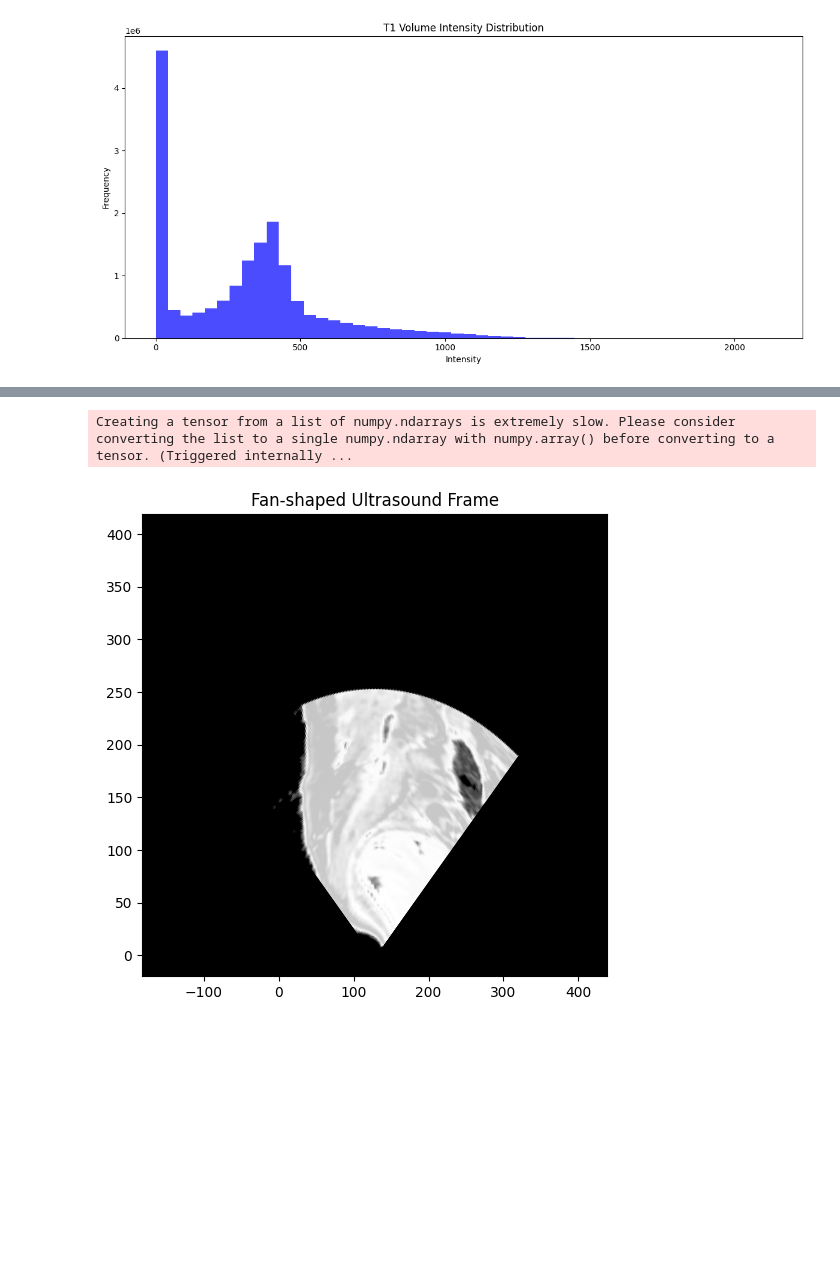
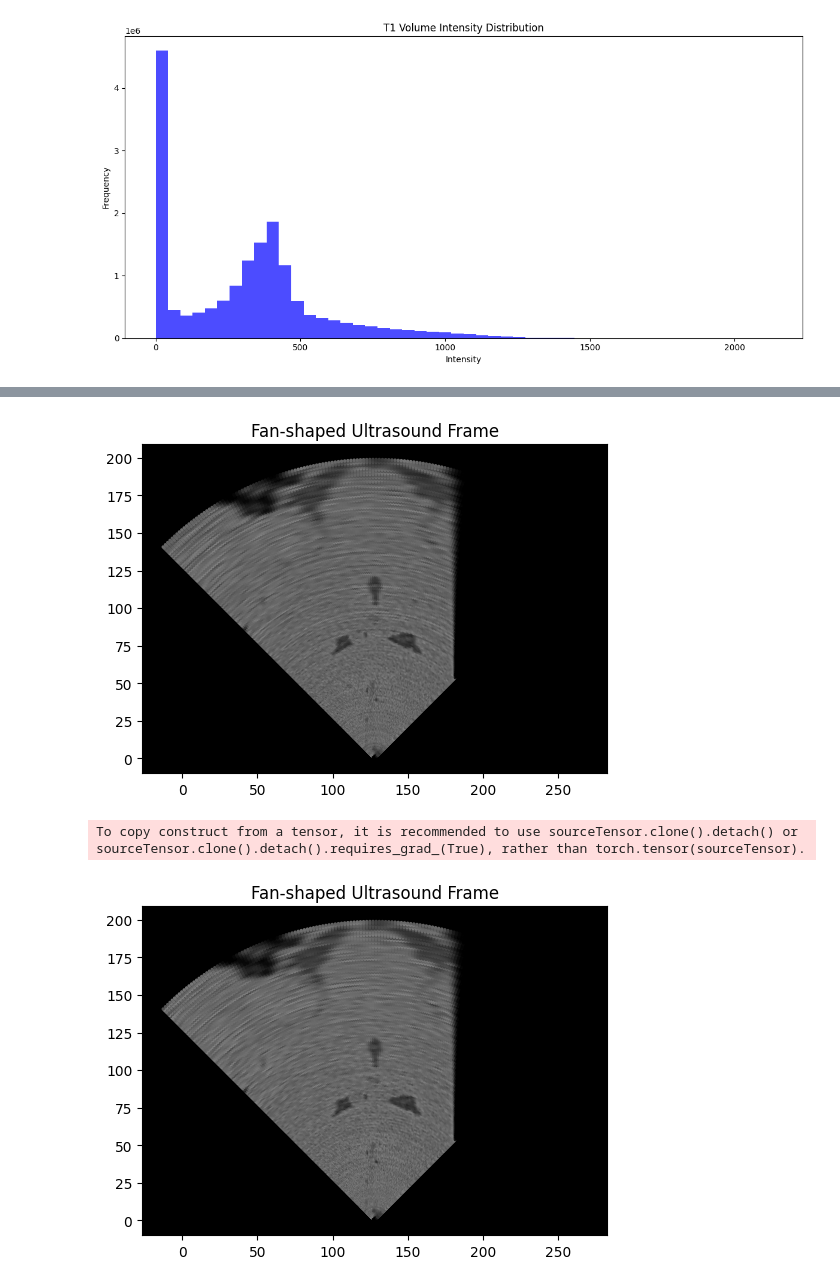
Before and after one commit to gduguey/DiffUS, a Jupyter notebook: notebooks/[DEMO] Intro to the UR class.ipynb, the cells around one changed output, grey strips where cells are left out. Saved outputs shown, nothing was run; the diff lists cells and outputs as text; code cells hidden in the pictures; blank space fills up the shorter version.

Commit message:
Correct propagation + demo file walkthrough. Added to renderer.py, should work good now :)

```diff
--- a/notebooks/[DEMO] Intro to the UR class.ipynb
+++ b/notebooks/[DEMO] Intro to the UR class.ipynb
@@ -29,4 +29,9 @@ t1_file = f"ReMIND2Reg_0{patient_id}_0001.nii.gz"
 t2_file = f"ReMIND2Reg_0{patient_id}_0002.nii.gz"
 # dataset = MRIDataset([image_path / t1_file], "T1", axis=0)
 # %%
-dataset = MRIDataset([image_path / t1_file, image_path / t2_file], "T1", axis=0)
+dataset = MRIDataset([image_path / t1_file, image_path / t2_file], "Patient 5", axis=0)
+
+T1 = dataset[0]
+T1_volume = T1["image"].squeeze(0)       # (D,H,W)
+T2 = dataset[1]
+T2_volume = T2["image"].squeeze(0)       # (D,H,W)
@@ -86,8 +85,28 @@ plt.show()
 # %%
-UR = UltrasoundRenderer(400, 0.0001)
+UR = UltrasoundRenderer(200, 0.0001)
 
-angle = 20  # degrees
-rays = 200
+angle = 45  # degrees
+rays = 150
 
 thetas = np.radians(np.linspace(-angle,angle, rays))  # 64 rays across the fan
+source = np.array([200, 140, 0])  # source position
 directions = [np.array([np.sin(theta), 0, np.cos(theta)]) for theta in thetas]
+directions = torch.tensor(directions, dtype=torch.float32)  # (rays, 3)
+
+img = T1_volume[:, source[1], :].T
+
+ax = UR.plot_frame(img)
+
+N = directions.shape[0]
+starts_x = np.full(N, source[2])  # x coordinate of the source
+starts_y = np.full(N, source[0])  # y coordinate of the source
+
+dx = directions[:, 2]  # previously z becomes new x
+dy = directions[:, 0]  # previously x becomes new y
+
+ax.quiver(
+    starts_x, starts_y,
+    dx, dy,
+    angles='xy', scale_units='xy', scale=1/UR.num_samples,
+    color='red', width=0.003, alpha=0.05
+)
@@ -100,11 +121,24 @@ UR.plot_frame(
+# %%
+# source = torch.tensor([150, 0., 40])
+
+intensities = UR.plot_beam_frame(
+    volume=Z_vol,
+    source=torch.tensor(source),
+    directions=directions,
+    artifacts=True,
+    angle=angle
+)
+# %% [output]
+[figure, added]
 # %%
 output = UR.plot_beam_frame(
     volume=Z_vol,
-    source=torch.tensor([100,40.,0]),
+    source=torch.tensor(source),
     directions=torch.tensor(directions),
-    angle=45
+    artifacts=True,
+    angle=angle,
 )
 # %% [output]
-Creating a tensor from a list of numpy.ndarrays is extremely slow. Please consider converting the list to a single numpy.ndarray with numpy.array() before converting to a tensor. (Triggered internally ...
+To copy construct from a tensor, it is recommended to use sourceTensor.clone().detach() or sourceTensor.clone().detach().requires_grad_(True), rather than torch.tensor(sourceTensor).
-[figure, old version]
+[figure, new version]
 # %%
```
Also changed, not shown: parts of 7 cells of this notebook, 3 other files.
